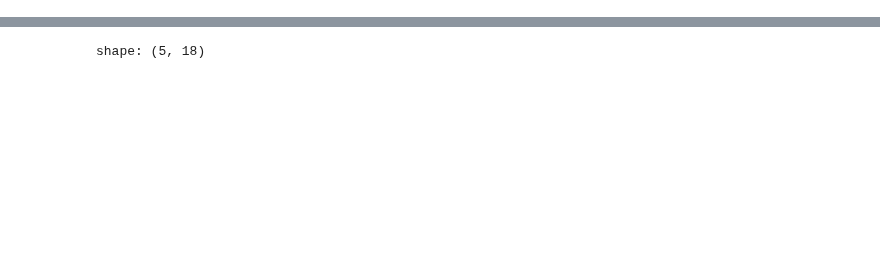
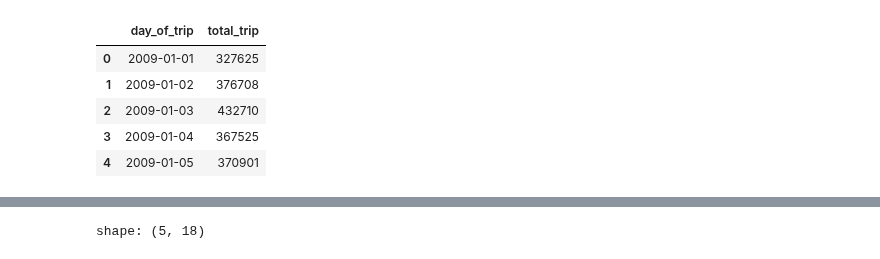
Before and after one commit to imdwipayana/Battlefield, a Jupyter notebook: DuckDB/Time_Series_Taxi/yellow_ts_2023.ipynb, the cells around one changed output, grey strips where cells are left out. Drawn from its saved outputs; the diff is of its cells as text; code cells hidden in the pictures; blank space fills up the shorter version.

```diff
--- a/DuckDB/Time_Series_Taxi/yellow_ts_2023.ipynb
+++ b/DuckDB/Time_Series_Taxi/yellow_ts_2023.ipynb
@@ -3,0 +175,89 @@ import duckdb
+# %%
+query_count = """
+WITH CTE_2009 AS (
+    SELECT
+        Trip_Pickup_DateTime AS pick_up_time,
+        Trip_Dropoff_DateTime AS drop_off_time,
+        Passenger_Count AS passenger_count,
+        Trip_Distance AS trip_distance,
+        Payment_Type AS payment_type,
+        Total_Amt AS total_amount,
+        Tip_Amt AS tip_amount
+    FROM 'C:/Users/ekadw/Documents/DATA/NY_Taxi/2009/yellow_taxi_2009/yellow_tripdata_*.parquet'
+    WHERE Trip_Pickup_DateTime IS NOT NULL
+        AND Trip_Dropoff_DateTime IS NOT NULL
+        AND Passenger_Count IS NOT NULL
+        AND Trip_Distance IS NOT NULL
+        AND Payment_Type IS NOT NULL
+        AND Total_Amt IS NOT NULL
+        AND Tip_Amt IS NOT NULL
+        AND Trip_Pickup_DateTime >= '2009-01-01'
+        AND Trip_Pickup_DateTime < '2010-10-01'
+), CTE_2010 AS (
+    SELECT
+        pickup_datetime AS pick_up_time,
+        dropoff_datetime AS drop_off_time,
+        passenger_count,
+        trip_distance,
+        payment_type,
+        total_amount,
+        tip_amount
+    FROM 'C:/Users/ekadw/Documents/DATA/NY_Taxi/2010/yellow_taxi_2010/yellow_tripdata_*.parquet'
+    WHERE pickup_datetime IS NOT NULL
+        AND dropoff_datetime IS NOT NULL
+        AND passenger_count IS NOT NULL
+        AND trip_distance IS NOT NULL
+        AND payment_type IS NOT NULL
+        AND total_amount IS NOT NULL
+        AND tip_amount IS NOT NULL
+        AND pickup_datetime >= '2010-01-01'
+        AND pickup_datetime < '2011-01-01'
+), CTE_2011_2023 AS (
+    SELECT
+        tpep_pickup_datetime AS pick_up_time,
+        tpep_dropoff_datetime AS drop_off_time,
+        passenger_count,
+        trip_distance,
+        payment_type,
+        total_amount,
+        tip_amount
+    FROM 'C:/Users/ekadw/Documents/DATA/NY_Taxi/*/yellow_taxi/yellow_tripdata_*.parquet'
+    WHERE tpep_pickup_datetime IS NOT NULL
+        AND tpep_dropoff_datetime IS NOT NULL
+        AND passenger_count IS NOT NULL
+        AND trip_distance IS NOT NULL
+        AND payment_type IS NOT NULL
+        AND total_amount IS NOT NULL
+        AND tip_amount IS NOT NULL
+        AND tpep_pickup_datetime >= '2011-01-01'
+        AND tpep_dropoff_datetime < '2023-10-01'
+), CTE_union_2009_2023 AS (
+    SELECT * FROM CTE_2009
+    UNION ALL
+    SELECT * FROM CTE_2010
+    UNION ALL
+    SELECT * FROM CTE_2011_2023
+), CTE_count_trip AS (
+    SELECT
+        DATE(pick_up_time) AS pick_up_date
+    FROM CTE_union_2009_2023
+)
+
+SELECT
+    pick_up_date AS day_of_trip,
+    COUNT(*) AS total_trip
+FROM CTE_count_trip
+GROUP BY pick_up_date
+ORDER BY pick_up_date
+"""
+
+con = duckdb.connect()
+df = con.execute(query_count).fetchdf()
+df.head()
+# %% [output]
+|  | day_of_trip | total_trip |
+| 0 | 2009-01-01 | 327625 |
+| 1 | 2009-01-02 | 376708 |
+| 2 | 2009-01-03 | 432710 |
+| 3 | 2009-01-04 | 367525 |
+| 4 | 2009-01-05 | 370901 |
```
Also changed, not shown: parts of 17 cells of this notebook.
